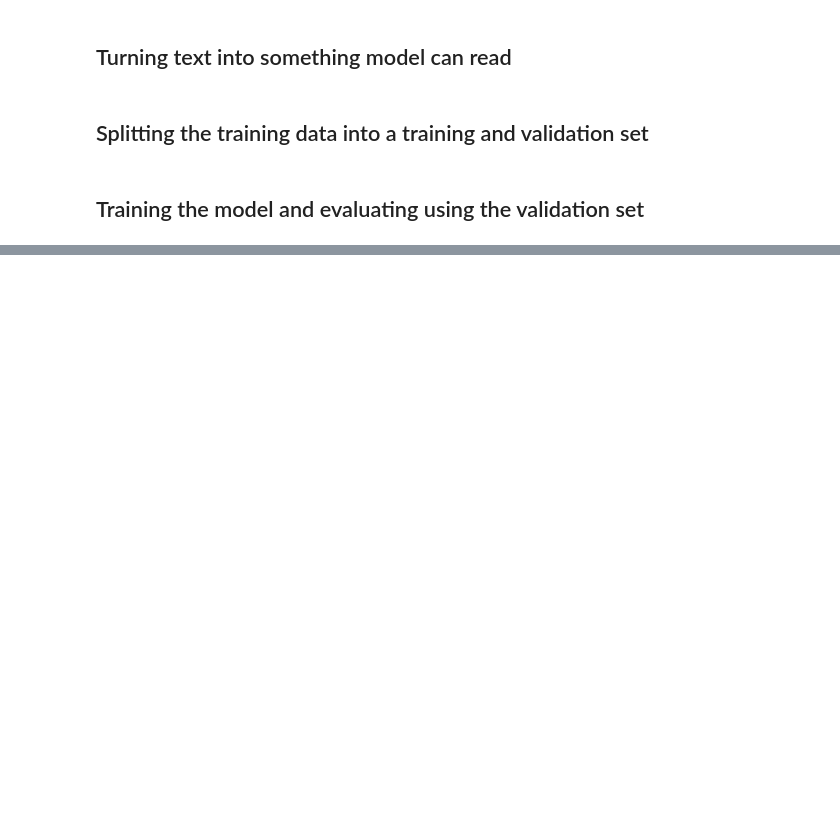
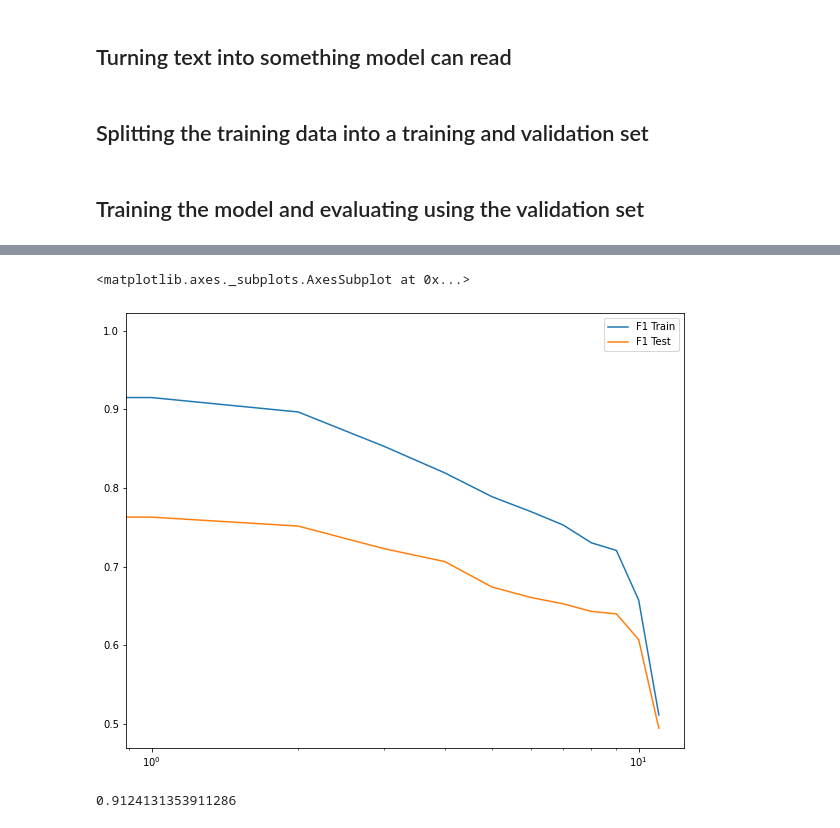
Before and after one commit to AlpheusLekgothoane/classification_predict_edsa, a Jupyter notebook: classification_predict.ipynb, the cells around one changed output, grey strips where cells are left out. Cells and saved outputs as stored; diff of their text form; code cells hidden in the pictures; blank space fills up the shorter version.

```diff
--- a/classification_predict.ipynb
+++ b/classification_predict.ipynb
@@ -295,0 +325,10 @@ X_train,X_val,y_train,y_val = train_test_split(X_vectorized,y,test_size=.3,shuff
+# %%
+classifiers = [
+    LogisticRegression(),
+    KNeighborsClassifier(3),
+    SVC(kernel="linear", C=0.025),
+    SVC(gamma=1, C=1,kernel='rbf'),
+    DecisionTreeClassifier(max_depth=5),
+    RandomForestClassifier(max_depth=5, n_estimators=10, max_features=1),
+    AdaBoostClassifier()
+]
@@ -295,0 +407,26 @@ X_train,X_val,y_train,y_val = train_test_split(X_vectorized,y,test_size=.3,shuff
+# %%
+ks = [1, 2, 3, 4, 5, 6, 7, 8, 9, 10, 20, 50]
+
+resultsKnn = []
+
+for k in ks:
+    print('Fitting KNN model with k = {:d}'.format(k))
+    knn = KNeighborsClassifier(k)
+    run_time = %timeit -q -o knn.fit(X_train, y_train)
+
+    # predicting
+    y_pred = knn.predict(X_train)
+    y_pred_test = knn.predict(X_val)
+
+    # scoring
+    accuracy  = metrics.accuracy_score(y_train, y_pred)
+    precision = metrics.precision_score(y_train, y_pred, average='macro')
+    recall    = metrics.recall_score(y_train, y_pred, average='macro')
+    f1        = metrics.f1_score(y_train, y_pred, average='macro')
+    f1_test   = metrics.f1_score(y_val, y_pred_test, average='macro')
+
+    # save the results
+    resultsKnn.append([k, accuracy, precision, recall, f1, f1_test, run_time.best])
+
+resultsKnn = pd.DataFrame(resultsKnn, columns=['KNN', 'Accuracy', 'Precision', 'Recall', 'F1 Train', 'F1 Test', 'Train Time'])
+resultsKnn.set_index('K', inplace= True)
@@ -295,0 +463,5 @@ X_train,X_val,y_train,y_val = train_test_split(X_vectorized,y,test_size=.3,shuff
+# %%
+resultsKnn[['F1 Train', 'F1 Test']].plot(kind = 'line', figsize=(10, 8), logx=True)
+# %% [output]
+<matplotlib.axes._subplots.AxesSubplot at 0x...>
+[figure, added]
@@ -295,0 +476,4 @@ X_train,X_val,y_train,y_val = train_test_split(X_vectorized,y,test_size=.3,shuff
+# %%
+f1_score(y_val, knn_pred, average="macro")
+# %% [output]
+0.9124131353911286
```
Also changed, not shown: parts of 42 cells of this notebook, 2 other files.
